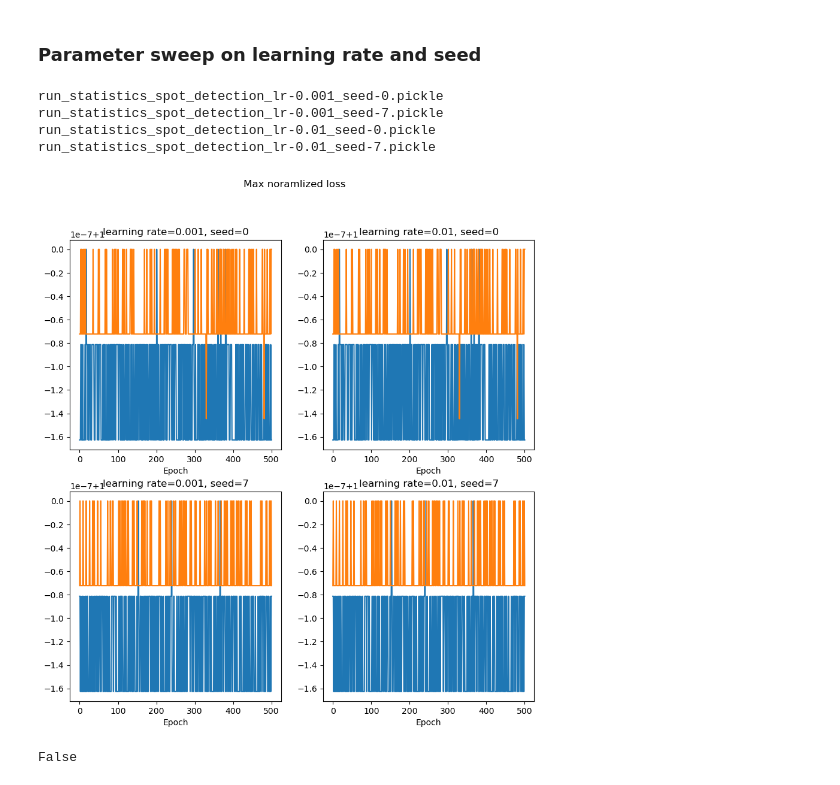
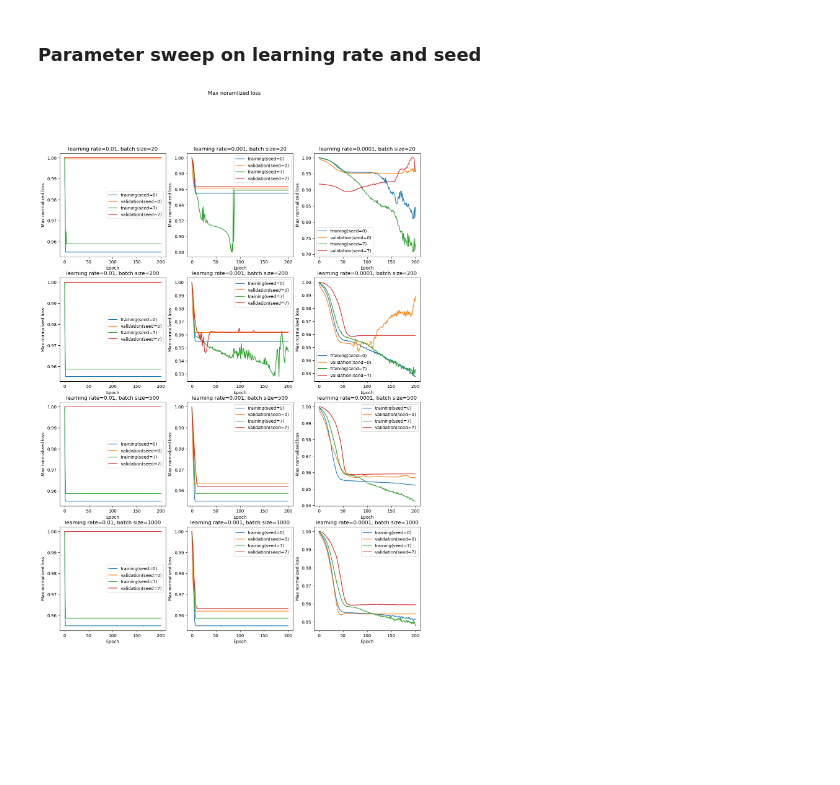
Before and after one commit to LiorAvrahami/smfish_spot_detection, a Jupyter notebook: neural_network/monitor_network_progress.ipynb, the cells around one changed output. Drawn from its saved outputs; the diff is of its cells as text; code cells hidden in the pictures; blank space fills up the shorter version.

```diff
--- a/neural_network/monitor_network_progress.ipynb
+++ b/neural_network/monitor_network_progress.ipynb
@@ -48,35 +78,40 @@ plt.show()
 # %%
 # learning rate change
 MAX_NORMALIZE = True
 
-learning_rates = [0.001,0.01]
-seeds = [0,7]
+learning_rates = [0.01, 0.001, 0.0001]
+batch_sizes = [20, 200, 500, 1000]
+seeds = [0, 7]
 NCOLS = len(learning_rates)
-NROWS = len(seeds)
+NROWS = len(batch_sizes)
 fig, axes = plt.subplots(ncols=NCOLS, nrows=NROWS, figsize=(NCOLS*5,NROWS*5))
 
 if MAX_NORMALIZE:
     plt.suptitle("Max noramlized loss")
+    my_y_label = "Max normalized loss"
 else:
     plt.suptitle("Raw loss")
-for ii,lr in enumerate(learning_rates): # cols
-    for jj,my_seed in enumerate(seeds): # rows
-        params_str = 'lr-'+str(lr)+'_seed-'+str(my_seed)
-        # my_file = "run_statistics_spot_detection_lr-"+str(lr)+"_seed-"+str(my_seed)+".pickle"
-        my_file = 'run_statistics_spot_detection_'+params_str+'.pickle'
-        p_data = load_pickle(my_file)
-        print(my_file)
-        if MAX_NORMALIZE:
-            axes[jj,ii].plot(range(len(p_data['train_loss'])), p_data['train_loss']/np.max(p_data['train_loss']),label='train loss')
-            axes[jj,ii].plot(range(len(p_data['valid_loss'])), p_data['valid_loss']/np.max(p_data['valid_loss']),label='train loss')
-        else:
-            axes[jj,ii].plot(range(len(p_data['train_loss'])), p_data['train_loss'],label='train loss')
-            axes[jj,ii].plot(range(len(p_data['valid_loss'])), p_data['valid_loss'],label='train loss')
-        axes[jj,ii].set_xlabel("Epoch")
-        axes[jj,ii].set_title("learning rate="+str(lr)+", seed="+str(my_seed))
+    my_y_label = "Raw loss"
+
+for ii,lr in enumerate(learning_rates): # cols\
+    for kk,my_batch_size in enumerate(batch_sizes):
+        for jj,my_seed in enumerate(seeds): # rows
+            params_str = 'lr-'+str(lr)+'_seed-'+str(my_seed)+'_batchsize-'+str(my_batch_size)
+            my_file = 'run_statistics_spot_detection_'+params_str+'.pickle'
+            # print(my_file)
+            p_data = load_pickle(my_file)
+            # print(my_file)
+            if MAX_NORMALIZE:
+                axes[kk,ii].plot(range(len(p_data['train_loss'])), p_data['train_loss']/np.max(p_data['train_loss']),label="training(seed="+str(my_seed)+")")
+                axes[kk,ii].plot(range(len(p_data['valid_loss'])), p_data['valid_loss']/np.max(p_data['valid_loss']),label="validation(seed="+str(my_seed)+")")
+            else:
+                axes[kk,ii].plot(range(len(p_data['train_loss'])), p_data['train_loss'],label="training(seed="+str(my_seed)+")")
+                axes[kk,ii].plot(range(len(p_data['valid_loss'])), p_data['valid_loss'],label="validation(seed="+str(my_seed)+")")
+            axes[kk,ii].set_xlabel("Epoch")
+            axes[kk,ii].set_ylabel(my_y_label)
+            axes[kk,ii].set_title("learning rate="+str(lr)+", batch size="+str(my_batch_size))
+            # axes[ii].legend(["training(seed="+str(my_seed)+")","validation(seed="+str(my_seed)+")"])
+
+        axes[kk,ii].legend()
 # %% [output]
-run_statistics_spot_detection_lr-0.001_seed-0.pickle
-run_statistics_spot_detection_lr-0.001_seed-7.pickle
-run_statistics_spot_detection_lr-0.01_seed-0.pickle
-run_statistics_spot_detection_lr-0.01_seed-7.pickle
-[figure, old version]
+[figure, new version]
@@ -87,4 +117,0 @@ f4 = load_pickle("run_statistics_spot_detection_lr-0.01_seed-2.pickle")
-# %%
-f3['train_loss'] == f2['train_loss']
-# %% [output]
-False
```
Also changed, not shown: parts of 7 cells of this notebook, 2 other files.
